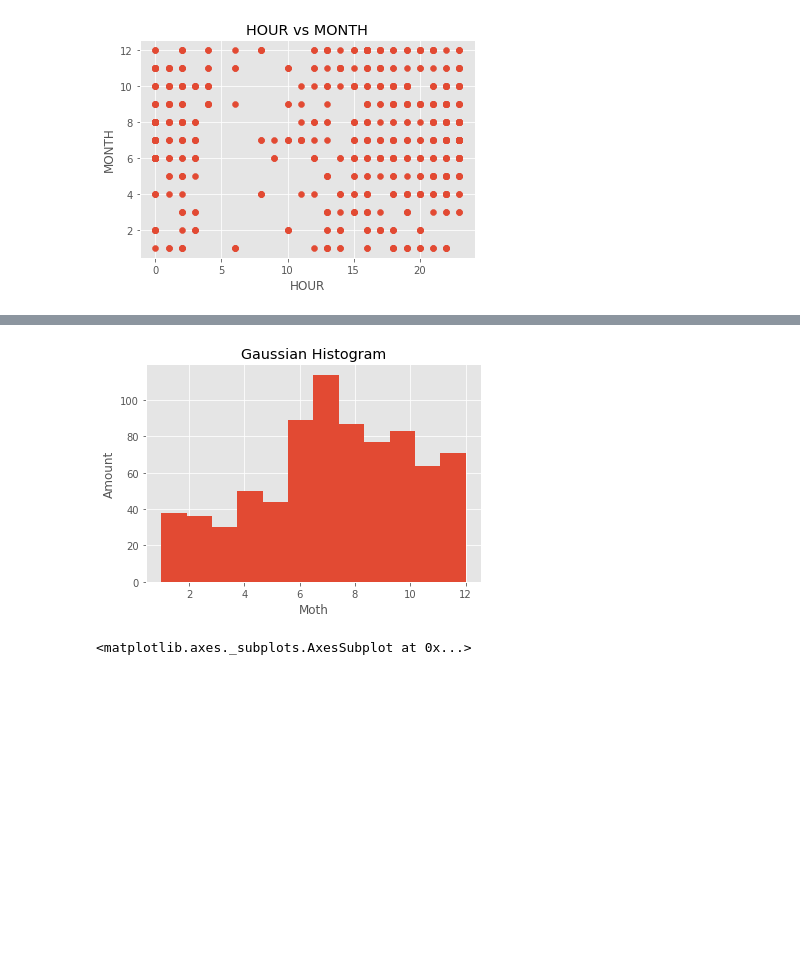
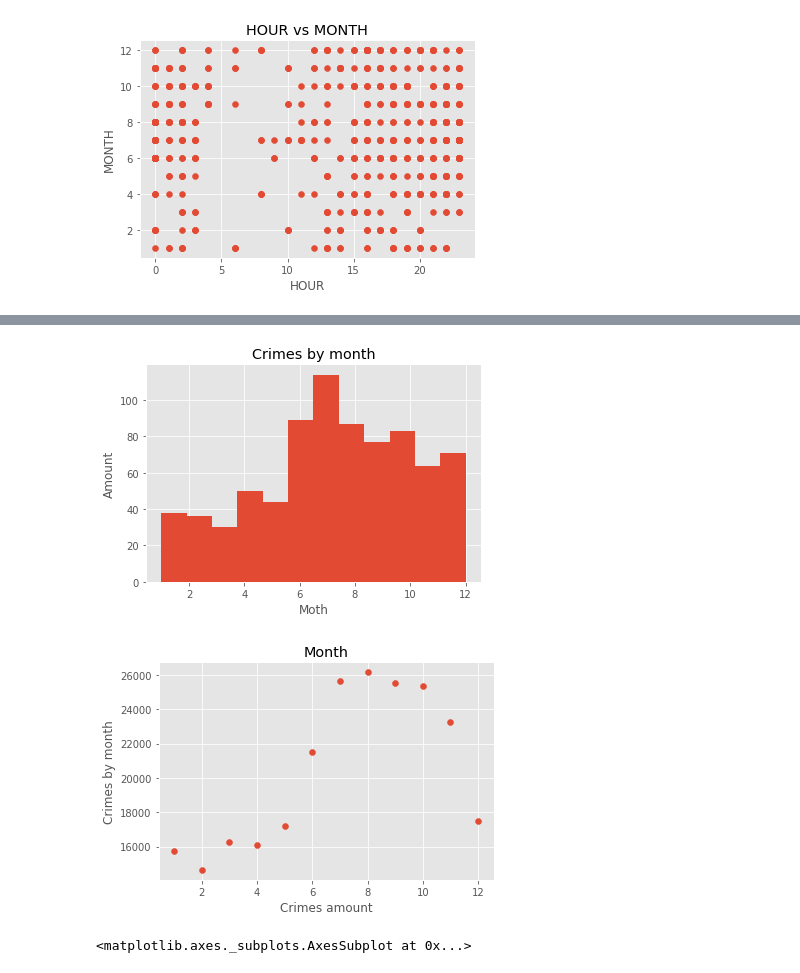
Before and after one commit to bintoll/VA-Lab-project, a Jupyter notebook: Untitled.ipynb, the cells around one changed output, grey strips where cells are left out. Cells and saved outputs as stored; diff of their text form; code cells hidden in the pictures; blank space fills up the shorter version.

```diff
--- a/Untitled.ipynb
+++ b/Untitled.ipynb
@@ -316,12 +320,27 @@ plt.show()
-# %%
-# crimes with shooting per mouth
-plt.hist(crime_only_shoots['MONTH'], bins=12)
-plt.title("Gaussian Histogram")
-plt.xlabel("Moth")
-plt.ylabel("Amount")
-plt.show()
-# %% [output]
-[figure, removed]
+# %%
+# crimes with shooting per mouth
+plt.hist(crime_only_shoots['MONTH'], bins=12)
+plt.title("Crimes by month")
+plt.xlabel("Moth")
+plt.ylabel("Amount")
+plt.show()
+
+count_by_month = crime
+count_by_month['count'] = 0
+
+count_by_month = count_by_month.groupby('MONTH').agg(['count']).loc[:,['count']]
+count_by_month = count_by_month.rename(columns={'count':'count'}).reset_index()
+count_by_month.columns = count_by_month.columns.droplevel(1)
+count_by_month = count_by_month.sort_values(['MONTH'], ascending=True)
+
+plt.scatter(x=count_by_month['MONTH'],y=count_by_month['count'],)
+plt.xlabel('Crimes amount')
+plt.ylabel('Crimes by month')
+plt.title('Month')
+plt.show()
+# %% [output]
+[figure, added]
+[figure, added]
 # %%
 sns.distplot(crime_only_shoots['MONTH'], bins=12)
 # %% [output]
```
Also changed, not shown: parts of 8 cells of this notebook.
